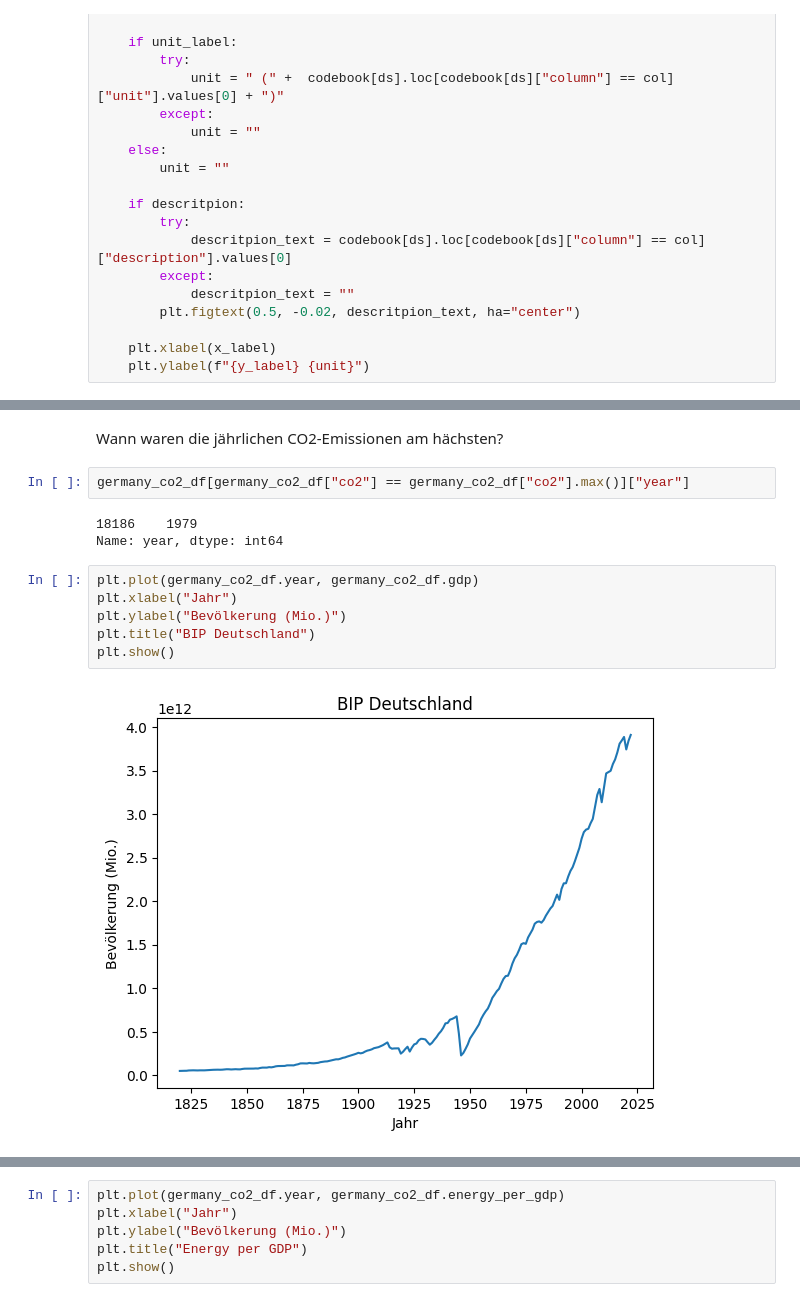
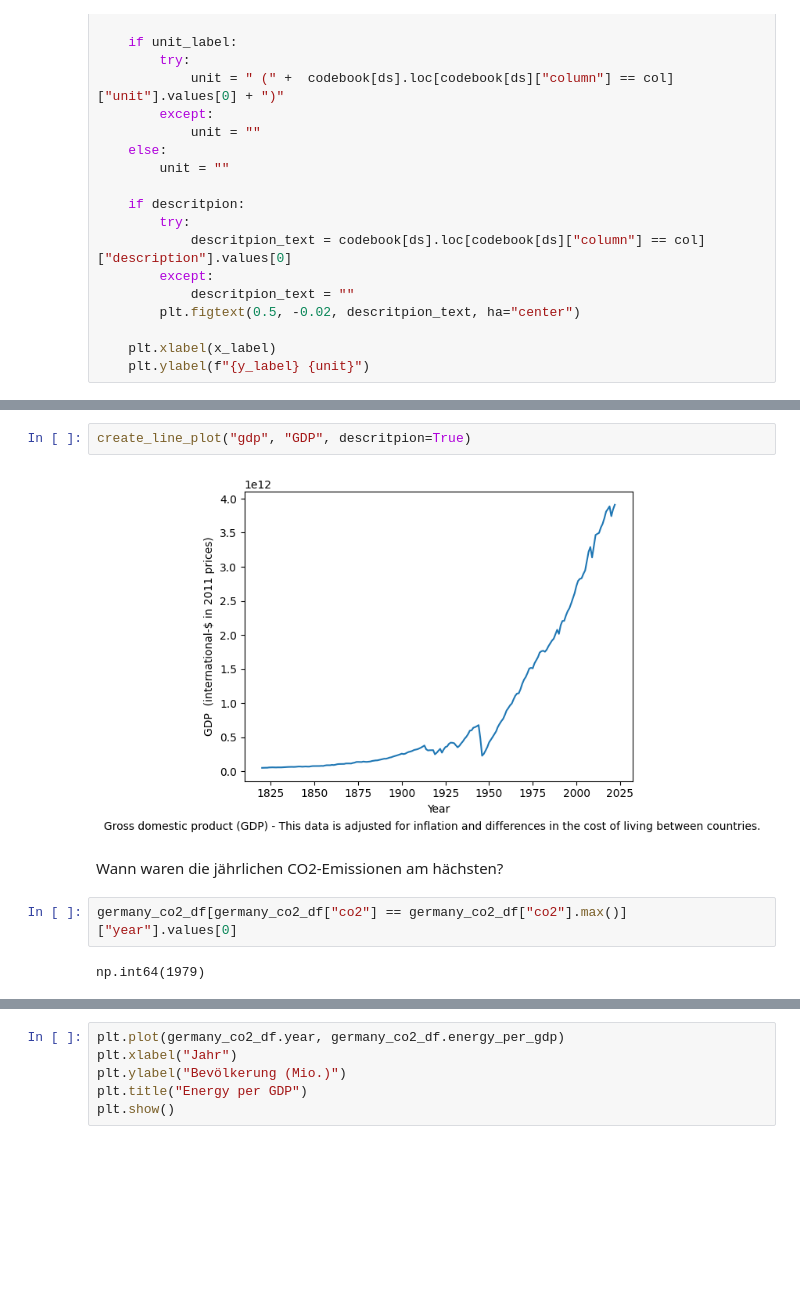
Before and after one commit to schlsimo/co2_case_study, a Jupyter notebook: code/analysis.ipynb, the cells around one changed output, grey strips where cells are left out. Cells and saved outputs as stored; diff of their text form; blank space fills up the shorter version.

```diff
--- a/code/analysis.ipynb
+++ b/code/analysis.ipynb
@@ -133,15 +110,10 @@ plt.show()
+# %%
+create_line_plot("gdp", "GDP", descritpion=True)
+# %% [output]
+[figure, added]
 # %% [markdown]
 Wann waren die jährlichen CO2-Emissionen am hächsten?
 # %%
-germany_co2_df[germany_co2_df["co2"] == germany_co2_df["co2"].max()]["year"]
+germany_co2_df[germany_co2_df["co2"] == germany_co2_df["co2"].max()]["year"].values[0]
 # %% [output]
-18186    1979
-Name: year, dtype: int64
+np.int64(1979)
-# %%
-plt.plot(germany_co2_df.year, germany_co2_df.gdp)
-plt.xlabel("Jahr")
-plt.ylabel("Bevölkerung (Mio.)")
-plt.title("BIP Deutschland")
-plt.show()
-# %% [output]
-[figure, removed]
```
Also changed, not shown: parts of 17 cells of this notebook.
